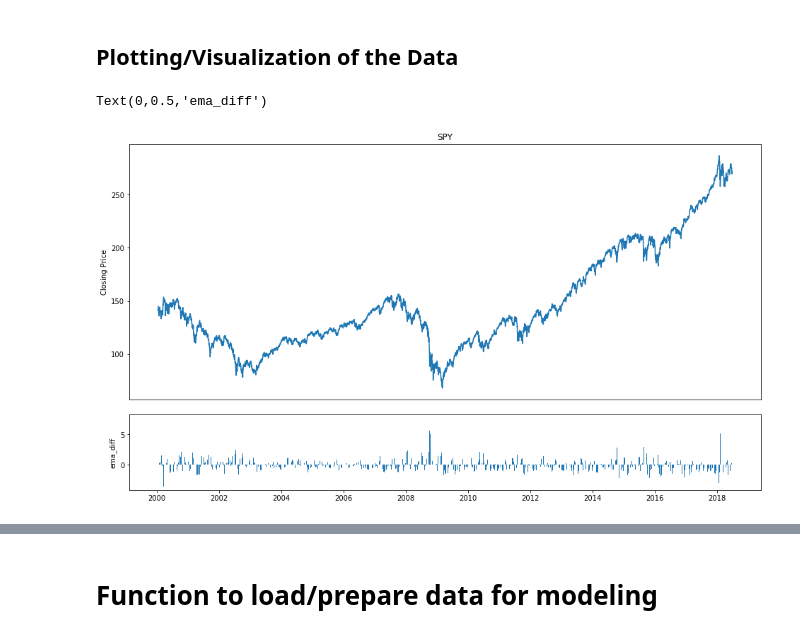
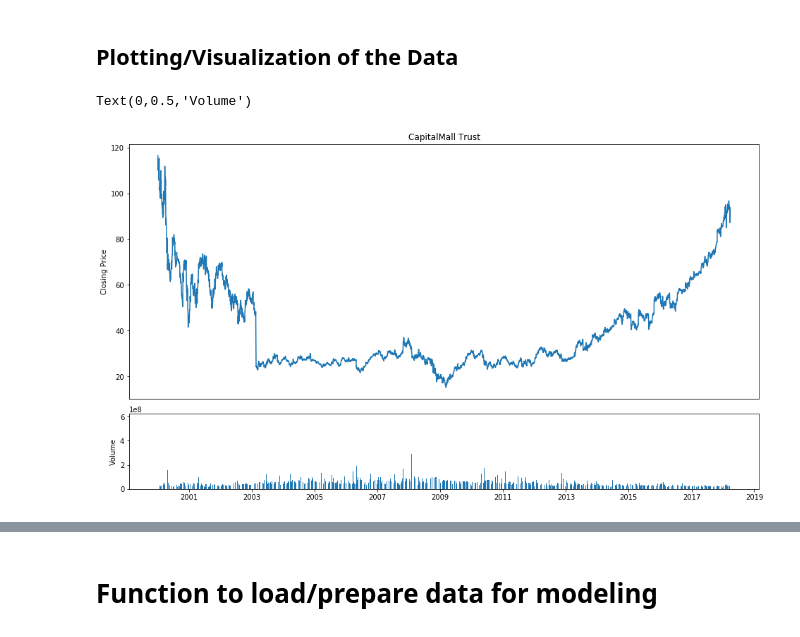
Before and after one commit to kskvarci/TAGxAILabs, a Jupyter notebook: End_to_End_ML_Pipeline-Lab1.ipynb, the cells around one changed output, grey strips where cells are left out. Saved outputs shown, nothing was run; the diff lists cells and outputs as text; code cells hidden in the pictures.

```diff
--- a/End_to_End_ML_Pipeline-Lab1.ipynb
+++ b/End_to_End_ML_Pipeline-Lab1.ipynb
@@ -154,2 +73,4 @@ data = pandas.read_csv(filepath,parse_dates=True, names=['Date','Open','High','L
 # %%
+data = pandas.read_csv(file, index_col='Date')
+# Converting the index as date
 data.index = pandas.to_datetime(data.index)
@@ -189,17 +98,0 @@ EMA_SLOW = 13
-# %%
-if use_features:
-    run.log('use_features', "yes")
-
-    run.log('SMA_FAST', SMA_FAST)
-    run.log('SMA_SLOW', SMA_SLOW)
-    data['sma_diff'] = data['Close'].rolling(window=SMA_SLOW).mean() - data['Close'].rolling(window=SMA_FAST).mean()
-
-    run.log('EMA_FAST', EMA_FAST)
-    run.log('EMA_SLOW', EMA_SLOW)
-    data['ema_diff'] = ta.EMA(data.Close.values,EMA_SLOW) - ta.EMA(data.Close.values,EMA_FAST)
-
-    run.log('RSI_PERIOD', RSI_PERIOD)
-    data['rsi'] = ta.RSI(data.Close.values, RSI_PERIOD)
-
-else:
-    run.log('use_features', "no")
@@ -227,4 +99,2 @@ data.head(20)
 # %%
-data.drop(columns=['Open','High','Low','Adj_Open','Adj_High','Adj_Low','Adj_Volume','Adj_Close', 'Dividend', 'Split', 'Volume'], inplace=True)
+data.drop(columns=['Adj. Open','Adj. High','Adj. Low','Adj. Volume','Adj. Close', 'Ex-Dividend', 'Split Ratio'], inplace=True)
-# %%
-data.dropna(inplace=True)
@@ -252,18 +103,18 @@ test_df.to_pickle(TEST_DATA_PATH)
 # %%
 plt.figure(figsize=(16,9))
 top = plt.subplot2grid((4,4), (0, 0), rowspan=3, colspan=4)
 bottom = plt.subplot2grid((4,4), (3,0), rowspan=1, colspan=4)
 top.plot(data.index, data['Close']) #CMT.index gives the dates
-bottom.bar(data.index, data['ema_diff'])
+bottom.bar(data.index, data['Volume'])
 
 # set the labels
 top.axes.get_xaxis().set_visible(False)
-top.set_title(TICKER)
+top.set_title('CapitalMall Trust')
 top.set_ylabel('Closing Price')
-bottom.set_ylabel('ema_diff')
+bottom.set_ylabel('Volume')
 # %% [output]
-Text(0,0.5,'ema_diff')
+Text(0,0.5,'Volume')
-[figure, old version]
+[figure, new version]
 # %%
 import seaborn as sns
 plt.figure(figsize=(16,9))
```
Also changed, not shown: parts of 139 cells of this notebook, 1 other file.
